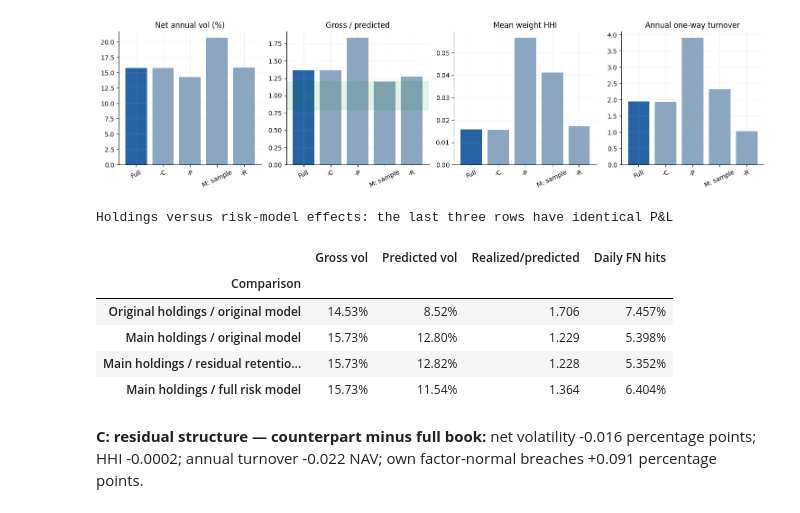
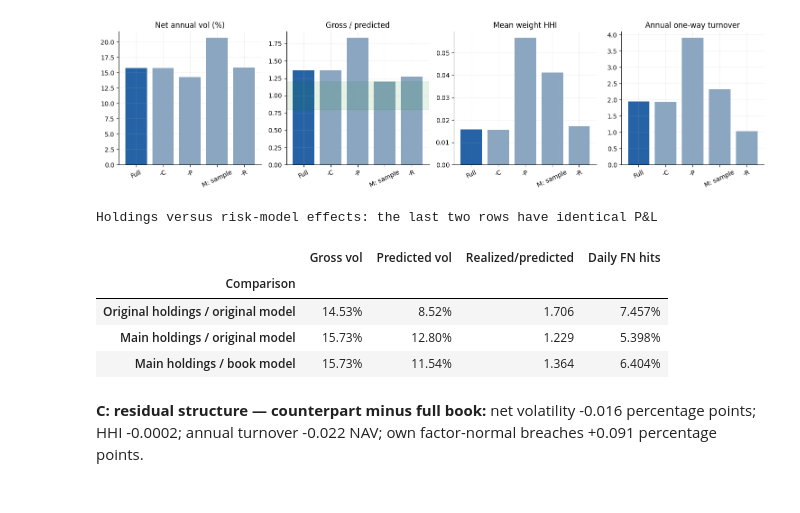
Before and after one commit to psonhoang/finm36700-hw-group-3c, a Jupyter notebook: Midterm_Project/Project_notebook.ipynb, the cells around one changed output. Cells and saved outputs as stored; diff of their text form; code cells hidden in the pictures.

```diff
--- a/Midterm_Project/Project_notebook.ipynb
+++ b/Midterm_Project/Project_notebook.ipynb
@@ -1316,7 +1243,6 @@ def solve_sleeve(cov, mean, use_means, context):
 raw_rows = {label: [] for label in specs}
 weight_rows = {label: [] for label in specs}
 predictions = {label: [] for label in specs}
-static_predictions = {label: [] for label in specs}
 reference_predictions = {label: [] for label in specs}
 p7_models, p7_scales, optimization_audit = {}, {}, []
 for length in (104, 78):
@@ -1346,7 +1272,6 @@ for length in (104, 78):
             raw_rows[label].append(u)
             weight_rows[label].append(w)
             predictions[label].append(np.sqrt(52*w@cov@w))
-            static_predictions[label].append(np.sqrt(52*w@(systematic+resid_cov)@w))
             reference_predictions[label].append(np.sqrt(52*factor_variance(model, w[:, None])[0]))
 
 # Apply the original return, timing and target-turnover cost conventions without editing their helpers.
@@ -1355,14 +1280,13 @@ for label in specs:
     weights = pd.DataFrame(weight_rows[label], index=rebalance_dates, columns=tickers)
     raw_sleeves[label] = pd.DataFrame(raw_rows[label], index=rebalance_dates, columns=tickers)
     book = make_book(weights, predictions[label], cost_bps=COST_BPS)
-    book['static_predicted'] = pd.Series(static_predictions[label], index=rebalance_dates)
     book['reference_predicted'] = pd.Series(reference_predictions[label], index=rebalance_dates)
     final_books[label] = book
 for label in ['Equal weight', 'SPY']:
     original = books[label]
     panel = spyx.to_frame('SPY') if label == 'SPY' else rx
     book = make_book(original['weights'], original['predicted'], panel, cost_bps=COST_BPS)
-    book['static_predicted'] = book['reference_predicted'] = book['predicted'].copy()
+    book['reference_predicted'] = book['predicted'].copy()
     final_books[label] = book
 main_labels = [MAIN, SHORT, BASE, 'Equal weight', 'SPY']
 final_metrics = pd.DataFrame({label: book_metrics(book) for label, book in final_books.items()}).T
@@ -1758,30 +1610,26 @@ Covariance x mixing interaction; no-individual-mean policy and adaptive risk hel
 The net-volatility difference-in-differences is **+0.040 percentage points**. This describes nonadditivity in this sample, not a causal estimate or a significance test.
 [figure]
 # %%
-# Keep realized returns fixed in the last three rows; only the risk forecast changes.
+# Keep realized returns fixed in the last two rows; only the risk forecast changes.
 attribution_rows = []
-for label, prediction, method, row_name in [
-    (BASE, 'predicted', 'Factor normal', 'Original holdings / original model'),
-    (MAIN, 'reference_predicted', 'Factor normal (diagonal)', 'Main holdings / original model'),
-    (MAIN, 'static_predicted', 'Static factor normal', 'Main holdings / residual retention only'),
-    (MAIN, 'predicted', 'Factor normal', 'Main holdings / full risk model')]:
-    book = final_books[label]
+for label, prediction, method, row_name in [(BASE, 'predicted', 'Factor normal', 'Original holdings / original model'),
+                                            (MAIN, 'reference_predicted', 'Factor normal', 'Main holdings / original model'),
+                                            (MAIN, 'predicted', 'Book model', 'Main holdings / book model')]:
     realized = evaluation.loc[label, 'Gross vol']
-    forecast = book[prediction].mean()
+    forecast = final_books[label][prediction].mean()
     attribution_rows.append((row_name, realized, forecast, realized/forecast,
                              full_hits.loc[(label, method), 'Breach rate']))
 attribution = pd.DataFrame(attribution_rows, columns=['Comparison', 'Gross vol', 'Predicted vol',
                                                       'Realized/predicted', 'Daily FN hits']).set_index('Comparison')
 show_table(attribution, {'Gross vol': '{:.2%}', 'Predicted vol': '{:.2%}', 'Realized/predicted': '{:.3f}',
-                        'Daily FN hits': '{:.3%}'}, 'Holdings versus risk-model effects: the last three rows have identical P&L')
+                         'Daily FN hits': '{:.3%}'}, 'Holdings versus risk-model effects: the last two rows have identical P&L')
 # %% [output]
-Holdings versus risk-model effects: the last three rows have identical P&L
+Holdings versus risk-model effects: the last two rows have identical P&L
 |  | Gross vol | Predicted vol | Realized/predicted | Daily FN hits |
 | Comparison |  |  |  |  |
 | Original holdings / original model | 14.53% | 8.52% | 1.706 | 7.457% |
 | Main holdings / original model | 15.73% | 12.80% | 1.229 | 5.398% |
-| Main holdings / residual retentio... | 15.73% | 12.82% | 1.228 | 5.352% |
-| Main holdings / full risk model | 15.73% | 11.54% | 1.364 | 6.404% |
+| Main holdings / book model | 15.73% | 11.54% | 1.364 | 6.404% |
 # %%
 # Report signed changes rather than implying every additional component must help.
 for component, label in [('C: residual structure', NO_C), ('P: portfolio mixing', NO_P),
```
Also changed, not shown: parts of 9 cells of this notebook.
